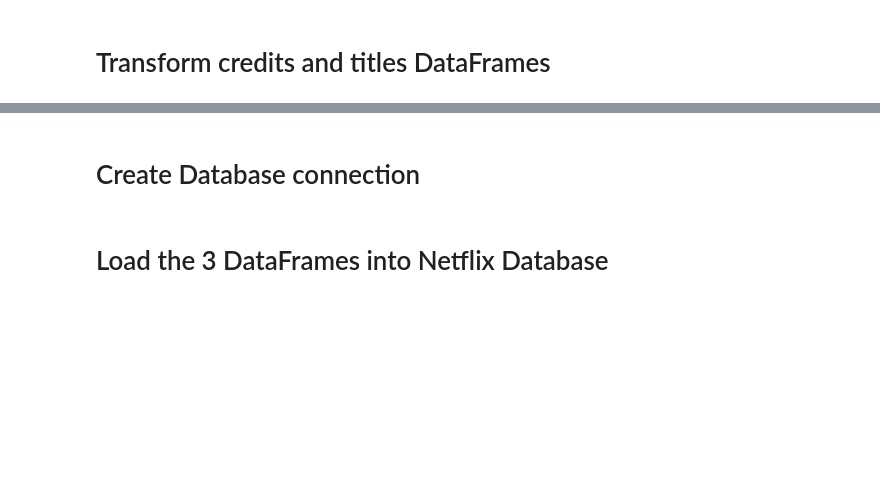
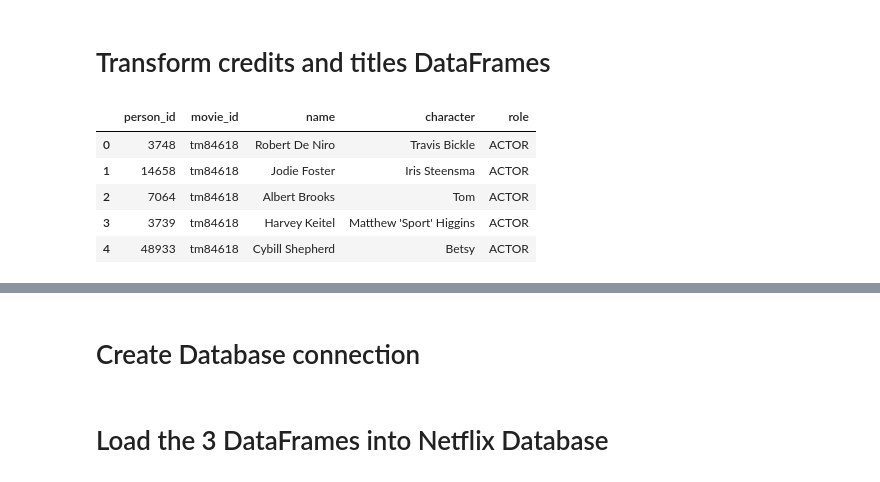
Before and after one commit to khadra1/Project-2-Analysing-Protein-Consumption, a Jupyter notebook: Netflix_ETL.ipynb, the cells around one changed output, grey strips where cells are left out. Cells and saved outputs as stored; diff of their text form; code cells hidden in the pictures; blank space fills up the shorter version.

```diff
--- a/Netflix_ETL.ipynb
+++ b/Netflix_ETL.ipynb
@@ -24,7 +38,14 @@ titles
 # %%
 # Rename Column id to movie_id
 credits = credits.rename(columns={'id': 'movie_id'})
-credits
+credits.head()
+# %% [output]
+|  | person_id | movie_id | name | character | role |
+| 0 | 3748 | tm84618 | Robert De Niro | Travis Bickle | ACTOR |
+| 1 | 14658 | tm84618 | Jodie Foster | Iris Steensma | ACTOR |
+| 2 | 7064 | tm84618 | Albert Brooks | Tom | ACTOR |
+| 3 | 3739 | tm84618 | Harvey Keitel | Matthew 'Sport' Higgins | ACTOR |
+| 4 | 48933 | tm84618 | Cybill Shepherd | Betsy | ACTOR |
 # %%
 # Rename Column id to movie_id
 titles = titles.rename(columns={'id': 'movie_id'})
```
Also changed, not shown: parts of 12 cells of this notebook.
